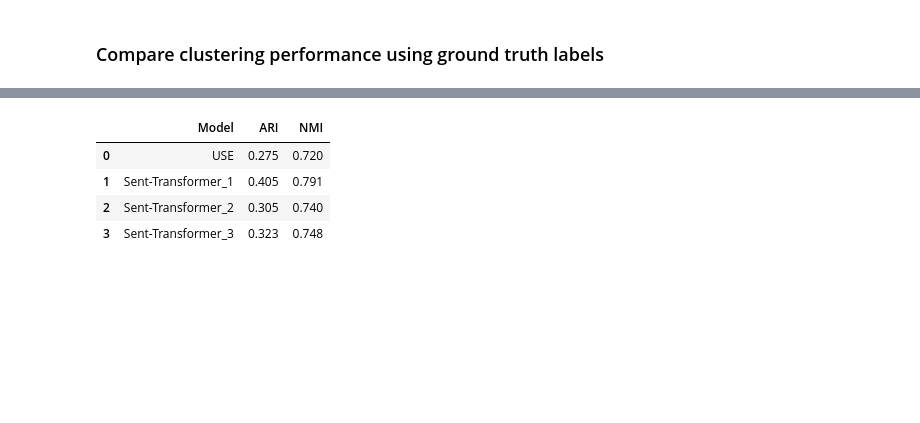
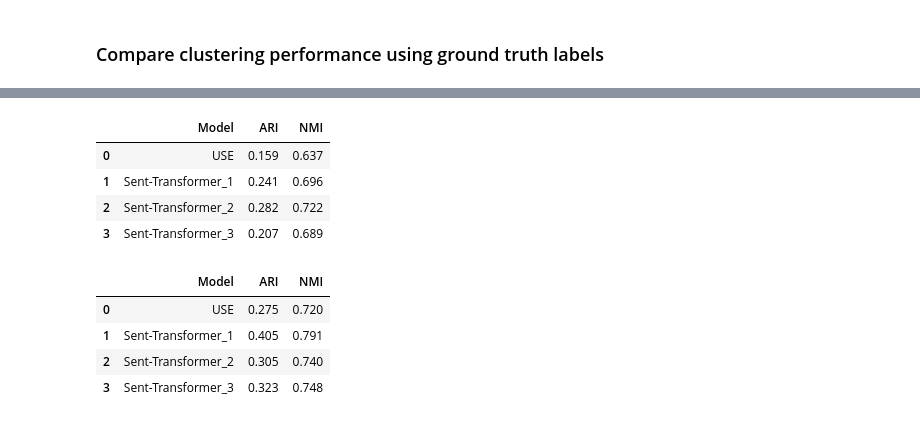
Before and after one commit to dborrelli/chat-intents, a Jupyter notebook: notebooks/05-use.ipynb, the cells around one changed output, grey strips where cells are left out. Cells and saved outputs as stored; diff of their text form; code cells hidden in the pictures; blank space fills up the shorter version.

```diff
--- a/notebooks/05-use.ipynb
+++ b/notebooks/05-use.ipynb
@@ -466,3 +540,16 @@ def comparison_table(model_dict, results_df):
+# %%
+model_dict = {'USE': 'label_use',
+              'Sent-Transformer_1': 'label_st1',
+              'Sent-Transformer_2': 'label_st2',
+              'Sent-Transformer_3': 'label_st3'}
+
+comparison_table(model_dict, results_df)
+# %% [output]
+|  | Model | ARI | NMI |
+| 0 | USE | 0.159 | 0.637 |
+| 1 | Sent-Transformer_1 | 0.241 | 0.696 |
+| 2 | Sent-Transformer_2 | 0.282 | 0.722 |
+| 3 | Sent-Transformer_3 | 0.207 | 0.689 |
 # %%
 model_dict = {'USE': 'label_use',
               'Sent-Transformer_1': 'label_st1',
```
Also changed, not shown: parts of 25 cells of this notebook.
